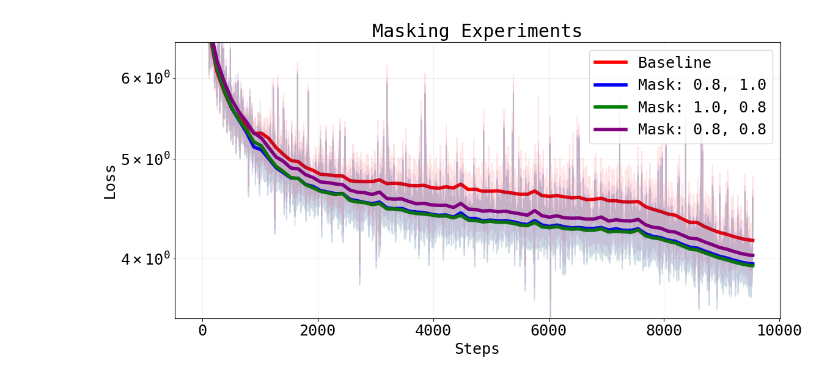
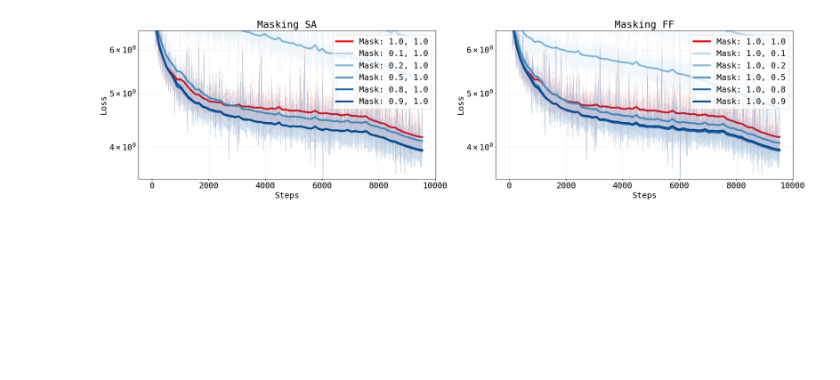
Before and after one commit to Hrrsmjd/modded-nanogpt, a Jupyter notebook: vislog.ipynb, the cells around one changed output. Drawn from its saved outputs; the diff is of its cells as text; code cells hidden in the pictures; blank space fills up the shorter version.

```diff
--- a/vislog.ipynb
+++ b/vislog.ipynb
@@ -3,6 +3,7 @@ import matplotlib.pyplot as plt
 import numpy as np
 import glob
 import re
+import os
 
 def parse_log_file(file_path):
     steps, train_loss, val_steps, val_loss = [], [], [], []
@@ -15,49 +16,79 @@ def parse_log_file(file_path):
                     steps.append(step)
                     train_loss.append(loss)
                 else:
                     val_steps.append(step)
                     val_loss.append(loss)
     return np.array(steps), np.array(train_loss), np.array(val_steps), np.array(val_loss)
 
 def smooth_moving_average(signal, window_size):
     if signal.ndim != 1:
         raise ValueError("smooth_moving_average only accepts 1D arrays.")
     if signal.size < window_size:
         raise ValueError("Input vector needs to be bigger than window size.")
     if window_size < 3:
         return signal
 
     s = np.pad(signal, (window_size//2, window_size-1-window_size//2), mode='edge')
     w = np.ones(window_size) / window_size
     smoothed_signal = np.convolve(s, w, mode='valid')
     return smoothed_signal
 
-plt.figure(figsize=(12, 6))
 plt.rcParams['font.family'] = 'monospace'
 plt.rcParams['font.size'] = 18
 
-colors = ['red', 'blue', 'green', 'purple']
-labels = ['Baseline', 'Mask: 0.8, 1.0', 'Mask: 1.0, 0.8', 'Mask: 0.8, 0.8']
+def plot_subplot(ax, folders, title):
+    baseline_color = 'red'
+    blue_shades = plt.cm.Blues(np.linspace(0.3, 0.9, 5))  # 5 shades of blue
 
-for exp, color, label in zip(range(1, 5), colors, labels):
-    log_file = glob.glob(f"pylog124M_exp{exp}/*.log")[0]
-    steps, train_loss, val_steps, val_loss = parse_log_file(log_file)
+    for folder, color in zip(folders, ['red'] + list(blue_shades)):
+        log_file = glob.glob(f"{folder}/*.log")[0]
+        steps, train_loss, val_steps, val_loss = parse_log_file(log_file)
 
-    # Plot training loss
-    plt.plot(steps, train_loss, color=color, alpha=0.1)
+        mask_values = re.search(r'pylog124M_(\d+\.\d+)_(\d+\.\d+)_300M', folder)
+        if mask_values:
+            label = f'Mask: {mask_values.group(1)}, {mask_values.group(2)}'
+        else:
+            label = folder
 
-    # Plot validation loss
-    if len(val_loss) > 0:
-        plt.plot(val_steps, val_loss, color=color, alpha=1.0, linewidth=4, label=f'{label}')
+        ax.plot(steps, train_loss, color=color, alpha=0.1)
 
-plt.xlabel('Steps')
-plt.ylabel('Loss')
-plt.yscale('log')
-plt.ylim(3.5, 6.5)
-plt.title('Masking Experiments')
-plt.legend()
-plt.grid(True, which="both", ls="-", alpha=0.2)
+        if len(val_loss) > 0:
+            ax.plot(val_steps, val_loss, color=color, alpha=1.0, linewidth=4, label=label)
+
+    ax.set_xlabel('Steps')
+    ax.set_ylabel('Loss')
+    ax.set_yscale('log')
+    ax.set_ylim(3.5, 6.5)
+    ax.set_title(title)
+    ax.legend()
+    ax.grid(True, which="both", ls="-", alpha=0.2)
+
+# Create two subplots
+fig, (ax1, ax2) = plt.subplots(1, 2, figsize=(22, 6))
+
+# Subplot 1
+folders1 = [
+    "pylog124M_1.0_1.0_300M",  # Baseline
+    "pylog124M_0.1_1.0_300M",
+    "pylog124M_0.2_1.0_300M",
+    "pylog124M_0.5_1.0_300M",
+    "pylog124M_0.8_1.0_300M",
+    "pylog124M_0.9_1.0_300M"
+]
+plot_subplot(ax1, folders1, 'Masking SA')
+
+# Subplot 2
+folders2 = [
+    "pylog124M_1.0_1.0_300M",  # Baseline
+    "pylog124M_1.0_0.1_300M",
+    "pylog124M_1.0_0.2_300M",
+    "pylog124M_1.0_0.5_300M",
+    "pylog124M_1.0_0.8_300M",
+    "pylog124M_1.0_0.9_300M"
+]
+plot_subplot(ax2, folders2, 'Masking FF')
+
 plt.tight_layout()
 plt.show()
 # %% [output]
-[figure, old version]
+[figure, new version]
```
Also changed, not shown: parts of 1 cell of this notebook, 3 other files.
